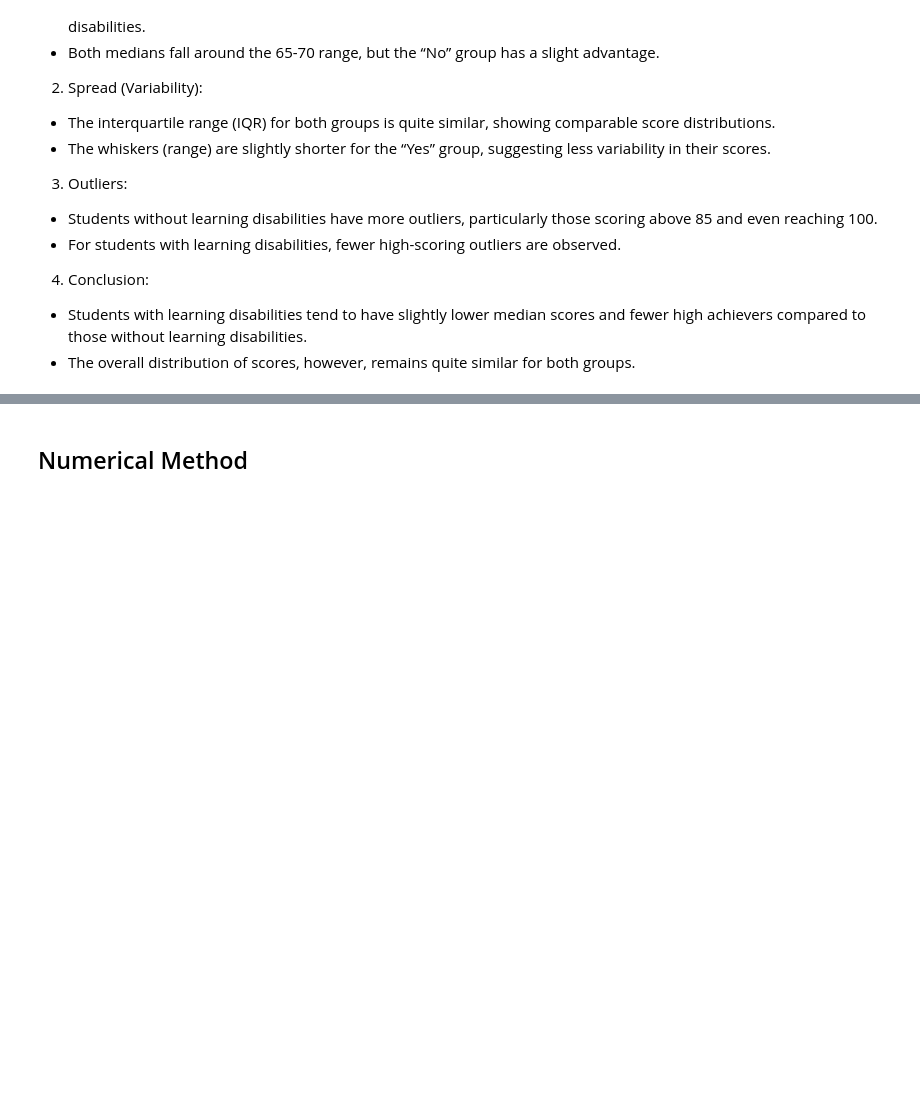
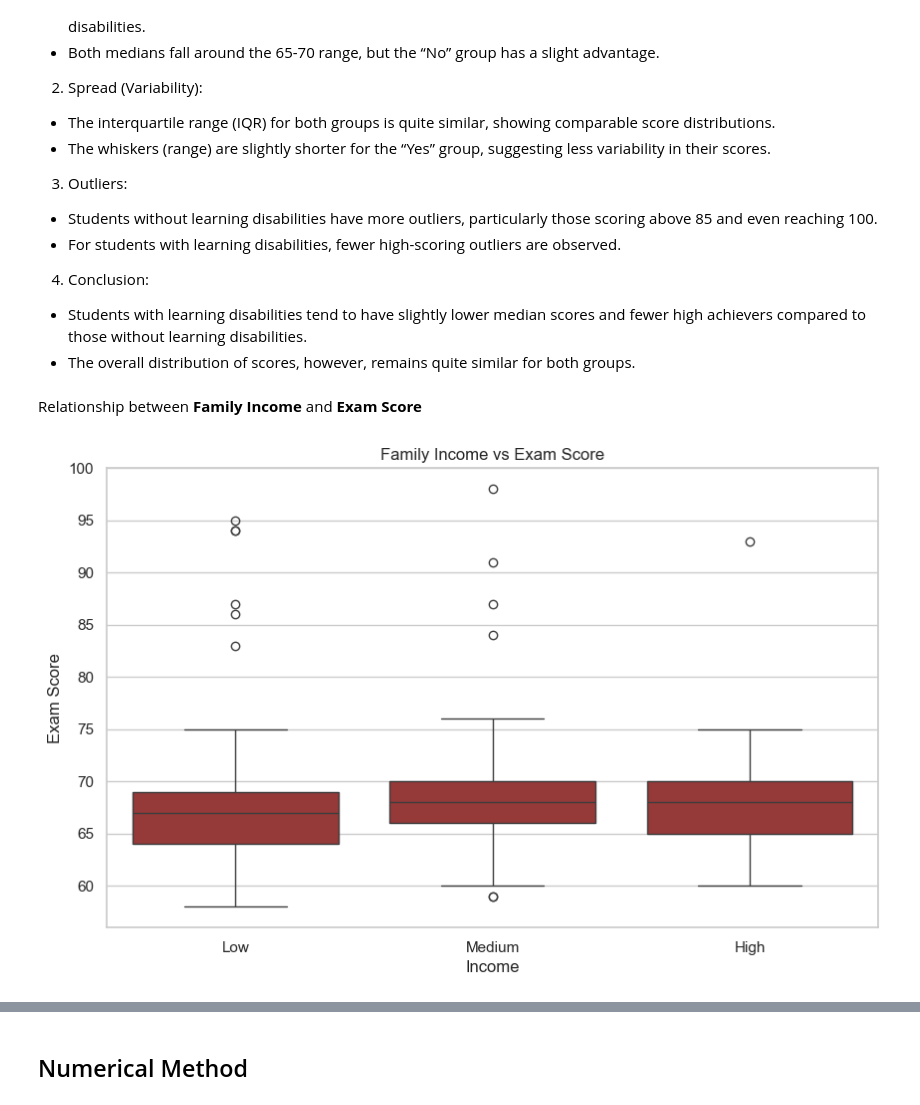
Before and after one commit to tlong-ds/student_perform, a Jupyter notebook: [STATISTICS] STUDENT PERFORMANCE ANALYSIS.ipynb, the cells around one changed output, grey strips where cells are left out. Cells and saved outputs as stored; diff of their text form; code cells hidden in the pictures; blank space fills up the shorter version.

```diff
--- a/[STATISTICS] STUDENT PERFORMANCE ANALYSIS.ipynb
+++ b/[STATISTICS] STUDENT PERFORMANCE ANALYSIS.ipynb
@@ -608,3 +608,15 @@ plt.show()
 4.	Conclusion:
 - Students with learning disabilities tend to have slightly lower median scores and fewer high achievers compared to those without learning disabilities.
 - The overall distribution of scores, however, remains quite similar for both groups.
+# %% [markdown]
+Relationship between **Family Income** and **Exam Score**
+# %%
+plt.figure(figsize=(10, 6))
+df['Family_Income'] = pd.Categorical(df['Family_Income'], categories=['Low', 'Medium', 'High'], ordered=True)
+sns.boxplot(x='Family_Income', y='Exam_Score', data=df, color="brown")
+plt.title('Family Income vs Exam Score')
+plt.xlabel('Income')
+plt.ylabel('Exam Score')
+plt.show()
+# %% [output]
+[figure, added]
```
Also changed, not shown: parts of 35 cells of this notebook.
